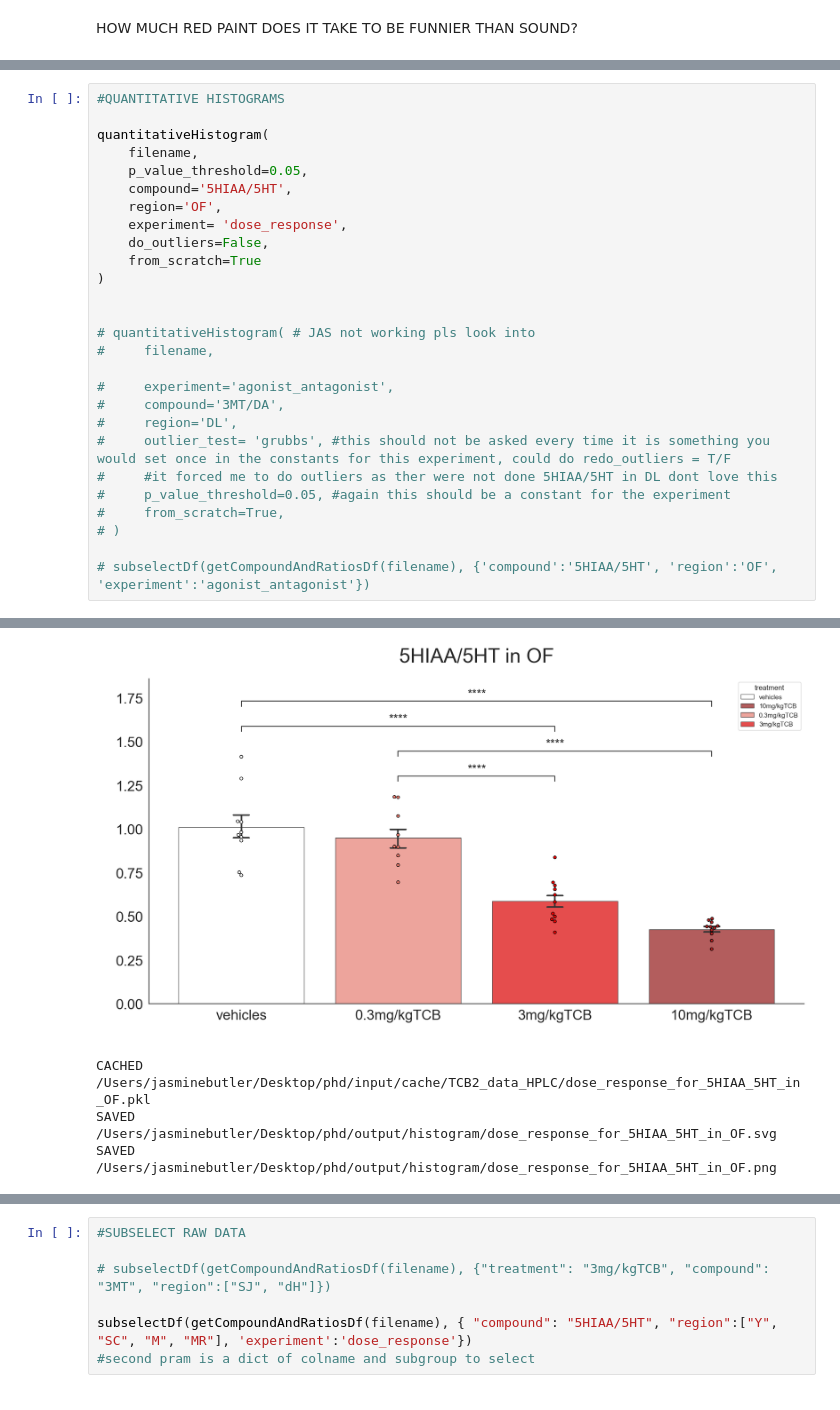
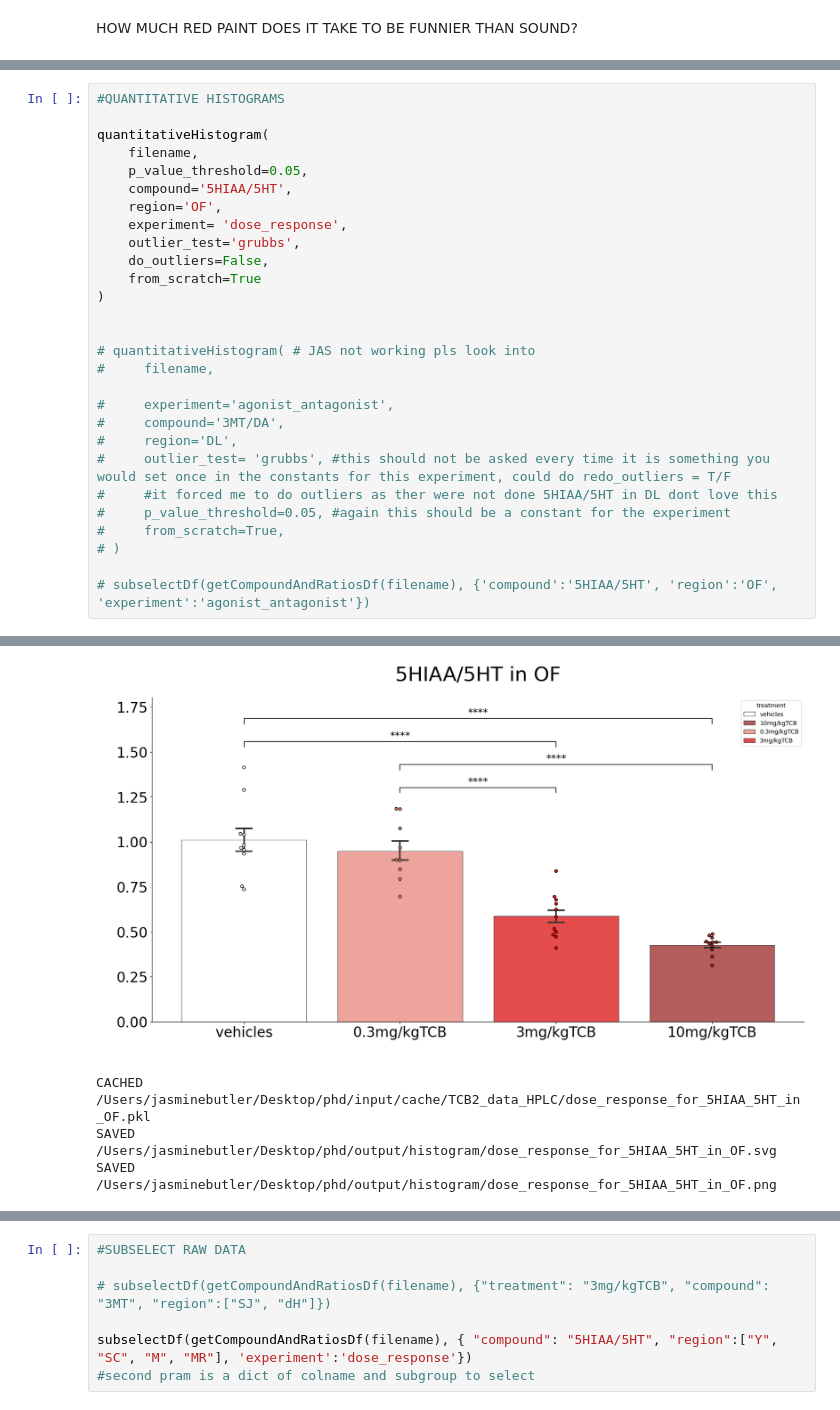
Before and after one commit to remicorne/phd, a Jupyter notebook: RUN.ipynb, the cells around one changed output, grey strips where cells are left out. Drawn from its saved outputs; the diff is of its cells as text.

```diff
--- a/RUN.ipynb
+++ b/RUN.ipynb
@@ -225,6 +227,7 @@ quantitativeHistogram(
     compound='5HIAA/5HT',
     region='OF',
     experiment= 'dose_response',
+    outlier_test='grubbs',
     do_outliers=False,
     from_scratch=True
 )
@@ -234,34 +237,34 @@ quantitativeHistogram(
 #     filename,
 
 #     experiment='agonist_antagonist',
 #     compound='3MT/DA',
 #     region='DL',
 #     outlier_test= 'grubbs', #this should not be asked every time it is something you would set once in the constants for this experiment, could do redo_outliers = T/F
 #     #it forced me to do outliers as ther were not done 5HIAA/5HT in DL dont love this
 #     p_value_threshold=0.05, #again this should be a constant for the experiment
 #     from_scratch=True,
 # )
 
 # subselectDf(getCompoundAndRatiosDf(filename), {'compound':'5HIAA/5HT', 'region':'OF', 'experiment':'agonist_antagonist'})
 # %% [output]
 Invalid characters in identifier, replacing with '_'
 PROCESSING 5HIAA/5HT IN OF FOR dose_response
 
 ONE_WAY_ANOVA SIGNIFICANT
            F       p_value
 0  37.538512  2.577968e-11
 
 TUKEY SIGNIFICANT
         group1      group2  meandiff   p-adj   lower   upper  reject
 0  0.3mg/kgTCB  10mg/kgTCB   -0.5226  0.0000 -0.7014 -0.3438    True
 1  0.3mg/kgTCB   3mg/kgTCB   -0.3628  0.0000 -0.5416 -0.1840    True
 2  0.3mg/kgTCB    vehicles    0.0623  0.7958 -0.1205  0.2451   False
 ... (13 lines left out)
 0.3mg/kgTCB vs. 3mg/kgTCB: Custom statistical test, P_val:0.000e+00
 0.3mg/kgTCB vs. 10mg/kgTCB: Custom statistical test, P_val:0.000e+00
 vehicles vs. 3mg/kgTCB: Custom statistical test, P_val:0.000e+00
 vehicles vs. 10mg/kgTCB: Custom statistical test, P_val:0.000e+00
-[figure, old version]
+[figure, new version]
 CACHED /Users/jasminebutler/Desktop/phd/input/cache/TCB2_data_HPLC/dose_response_for_5HIAA_5HT_in_OF.pkl
 SAVED /Users/jasminebutler/Desktop/phd/output/histogram/dose_response_for_5HIAA_5HT_in_OF.svg
 SAVED /Users/jasminebutler/Desktop/phd/output/histogram/dose_response_for_5HIAA_5HT_in_OF.png
```
Also changed, not shown: parts of 7 cells of this notebook.
